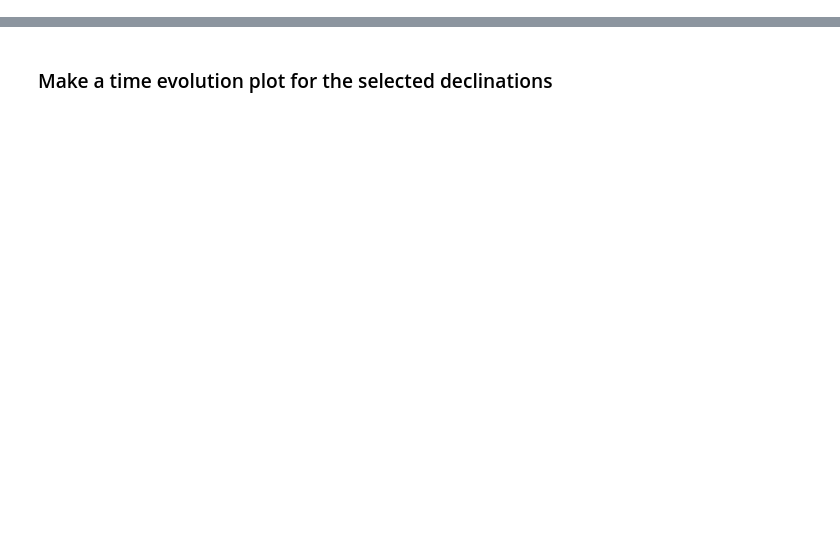
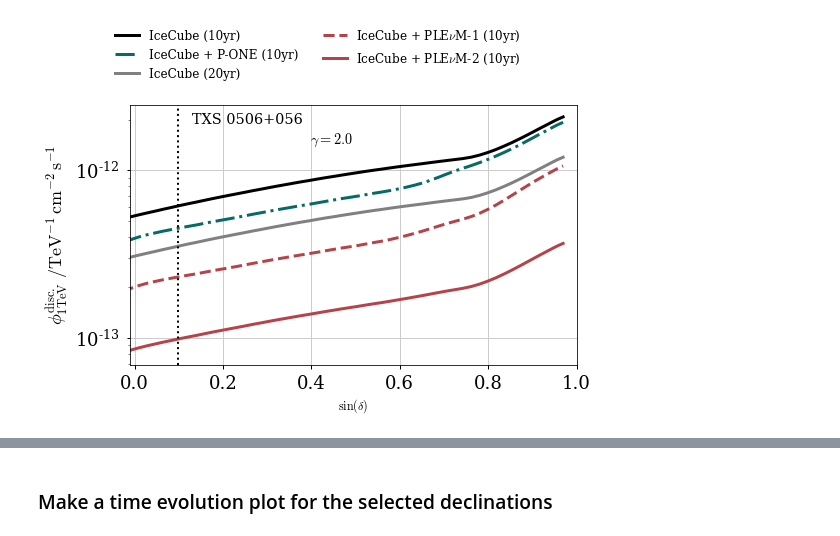
Before and after one commit to PLEnuM-group/Plenum, a Jupyter notebook: notebooks/demo/point_source_discovery_time_evolution.ipynb, the cells around one changed output, grey strips where cells are left out. Drawn from its saved outputs; the diff is of its cells as text; code cells hidden in the pictures; blank space fills up the shorter version.

```diff
--- a/notebooks/demo/point_source_discovery_time_evolution.ipynb
+++ b/notebooks/demo/point_source_discovery_time_evolution.ipynb
@@ -689,0 +29,3 @@ f.savefig(f'../plots/PLENUM_ps_disc_pot_comparison_gamma20-30_Dots.pdf', bbox_in
+# %%
+with open(join(BASEPATH, "resources/detection_efficiencies.pckl"), "rb") as f:
+    det_eff, padded_sd = pickle.load(f)
@@ -689,0 +95,15 @@ f.savefig(f'../plots/PLENUM_ps_disc_pot_comparison_gamma20-30_Dots.pdf', bbox_in
+# %%
+from matplotlib.legend_handler import HandlerBase
+
+
+class AnyObjectHandler(HandlerBase):
+    def create_artists(
+        self, legend, orig_handle, x0, y0, width, height, fontsize, trans
+    ):
+        l1 = plt.Line2D(
+            [x0, y0 + width], [0.7 * height, 0.7 * height], color="tab:blue", lw=3
+        )
+        l2 = plt.Line2D(
+            [x0, y0 + width], [0.3 * height, 0.3 * height], color="tab:orange", lw=3
+        )
+        return [l1, l2]
@@ -689,0 +393,81 @@ f.savefig(f'../plots/PLENUM_ps_disc_pot_comparison_gamma20-30_Dots.pdf', bbox_in
+# %%
+for gamma in gammas:
+    f, ax = plt.subplots()
+    # conversion to flux normalisation at 100TeV in 1/GeV /cm2/s
+    const = 1  #  10**(-2*gamma) / 1.e3
+    ax.plot(
+        xsd[gamma],
+        ic_10yr[gamma] * const,
+        color="k",
+        ls="-",
+        lw=3,
+        label=r"IceCube (10yr)",
+    )
+    ax.plot(
+        xsd[gamma],
+        ic_ntn[gamma] * const,
+        color=colors[2],
+        ls="-.",
+        lw=3,
+        label=r"IceCube + P-ONE (10yr)",
+    )
+    ax.plot(
+        xsd[gamma],
+        ic_20yr[gamma] * const,
+        color="gray",
+        ls="-",
+        lw=3,
+        label=r"IceCube (20yr)",
+    )
+    ax.plot(
+        xsd[gamma],
+        ic_plenum1[gamma] * const,
+        color=colors[3],
+        ls="--",
+        lw=3,
+        label=r"IceCube + PLE$\nu$M-1 (10yr)",
+    )
+    ax.plot(
+        xsd[gamma],
+        ic_plenum2[gamma] * const,
+        color=colors[3],
+        lw=3,
+        label=r"IceCube + PLE$\nu$M-2 (10yr)",
+    )
+
+    ax.axvline(np.sin(txs0506.icrs.dec), ls=":", color="k")
+    ax.axvline(np.sin(sgr_a.icrs.dec), ls="--", color="k")
+
+    ax.set_xlabel(r"$\sin(\delta)$", fontsize="large")
+    ax.set_yscale("log")
+    ax.set_xlim(-0.01, 1)
+    ax.text(
+        0.5,
+        0.85,
+        r"$\gamma={0:.1f}$".format(gamma),
+        fontsize="x-large",
+        transform=ax.transAxes,
+        ha="right",
+    )
+    ax.set_ylabel(
+        r"$\phi^{\mathrm{disc.}}_{1\rm TeV} ~ / \rm TeV^{-1} \, cm^{-2} \, s^{-1}$",
+        # fontsize="large",
+    )
+    ax.tick_params(axis="both", which="major")
+    f.legend(loc="upper center", ncol=2, frameon=False, fontsize="large")
+    plt.subplots_adjust(top=0.78)
+
+    ylim = ax.get_ylim()
+    ax.text(
+        np.sin(txs0506.icrs.dec) + 0.03,
+        ylim[1] * 0.9,
+        "TXS 0506+056",
+        fontsize="x-large",
+        va="top",
+    )
+    f.savefig(
+        join(BASEPATH, f"plots/IC+P-ONE_ps_disc_pot_comparison_gamma{int(gamma)}.pdf"),
+        bbox_inches="tight",
+    )
+# %% [output]
+[figure, added]
```
Also changed, not shown: parts of 71 cells of this notebook, 2 other files.
